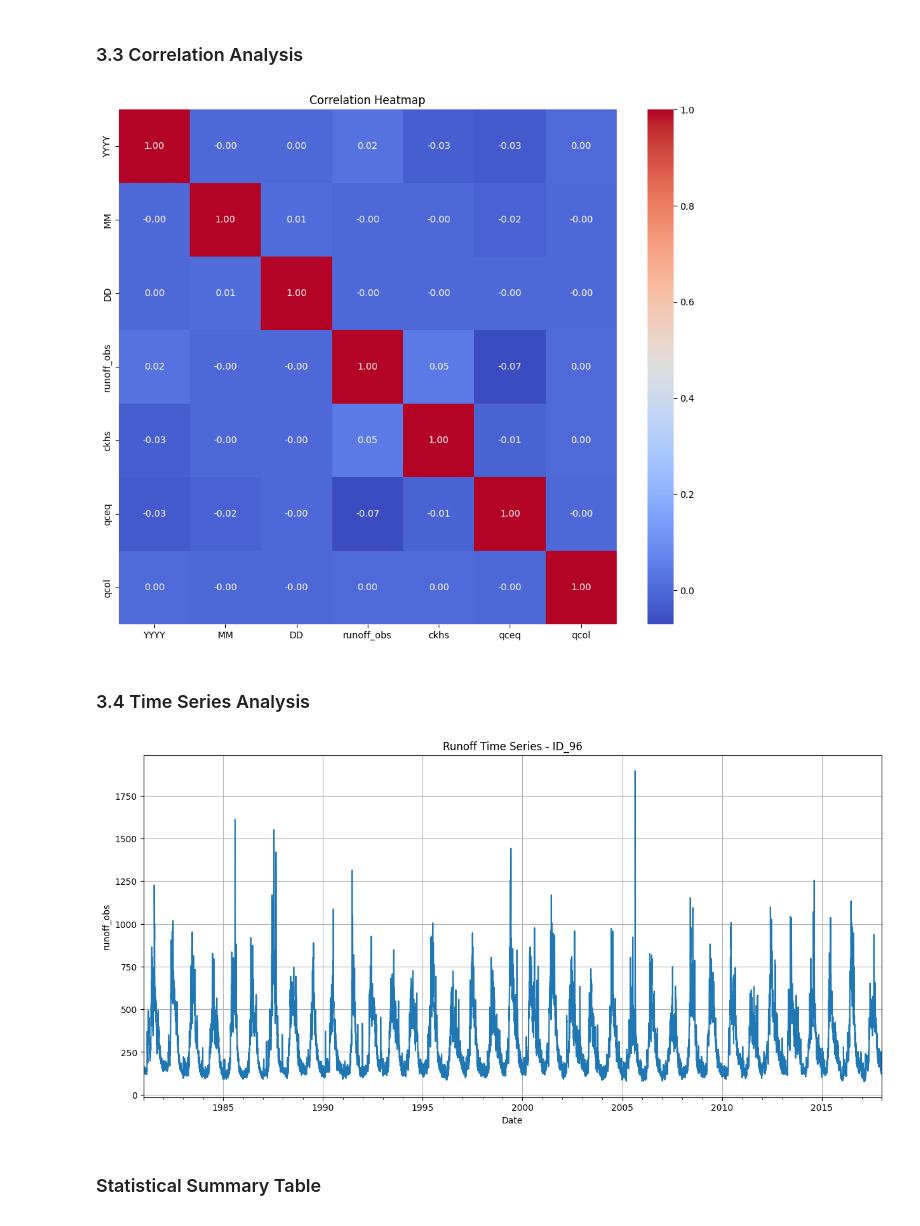
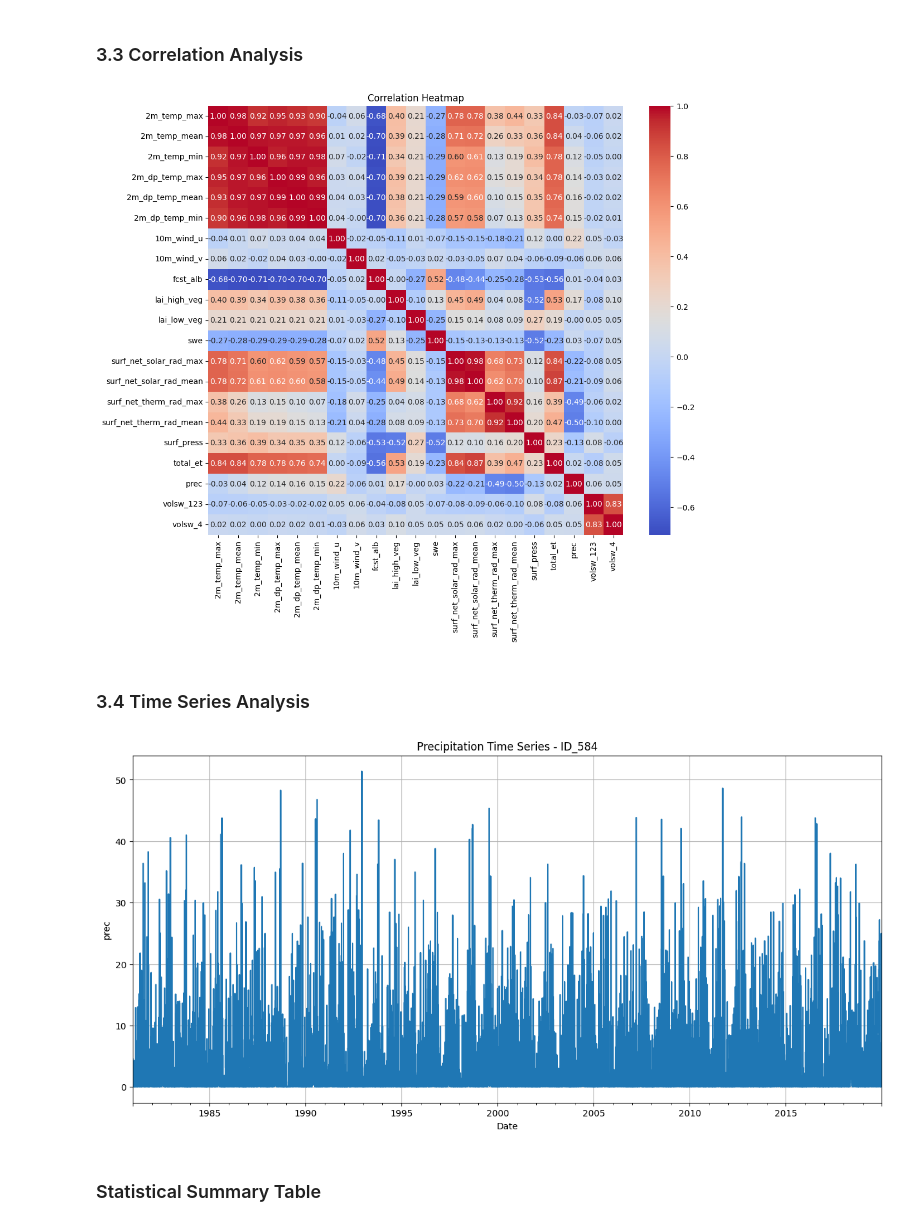
Before and after one commit to 4ydan/sustainability25W, a Jupyter notebook: ass2/notebooks/analyze.ipynb, the cells around one changed output. Cells and saved outputs as stored; diff of their text form; code cells hidden in the pictures.

Commit message:
focus on only A_basins, exclude cols

```diff
--- a/ass2/notebooks/analyze.ipynb
+++ b/ass2/notebooks/analyze.ipynb
@@ -47,7 +47,7 @@ from src.analyze.preprocessing import (
 Load 100 random location files from the dataset.
 Using a seed ensures reproducibility.
 # %%
-DATA_PATH = os.path.join('data', 'D_gauges', '2_timeseries', 'daily')
+DATA_PATH = os.path.join('data', 'A_basins_total_upstrm', '2_timeseries', 'daily')
 SEED = 42
 
 df_raw = load_random_files(DATA_PATH, num_files=100, seed=SEED)
@@ -174,16 +195,16 @@ plot_boxplot_grid(df_raw)
 # %%
 plot_correlation_heatmap(df_raw)
 # %% [output]
-[figure, old version]
+[figure, new version]
 # %% [markdown]
 ### 3.4 Time Series Analysis
 # %%
 # Single location time series
 first_location = df_raw['location_id'].unique()[0]
 df_single = df_raw[df_raw['location_id'] == first_location]
-plot_time_series(df_single, 'runoff_obs', title=f'Runoff Time Series - {first_location}')
+plot_time_series(df_single, 'prec', title=f'Precipitation Time Series - {first_location}')
 # %% [output]
-[figure, old version]
+[figure, new version]
 # %% [markdown]
 ### Statistical Summary Table
 # %%
```
Also changed, not shown: parts of 21 cells of this notebook, 4 other files.
